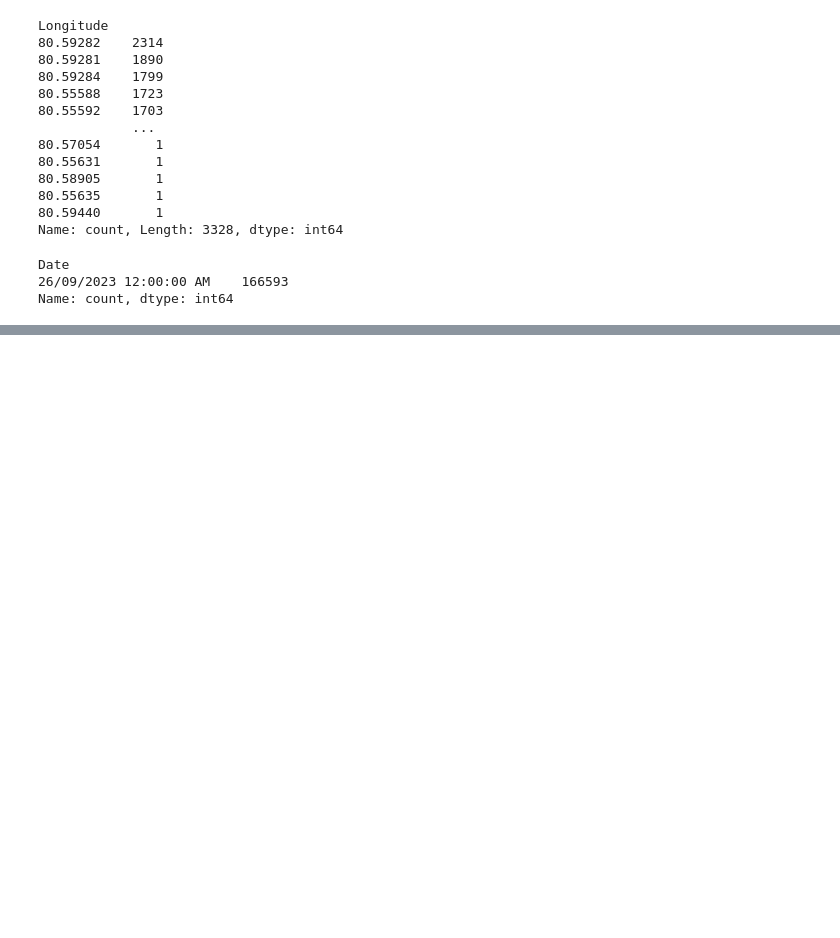
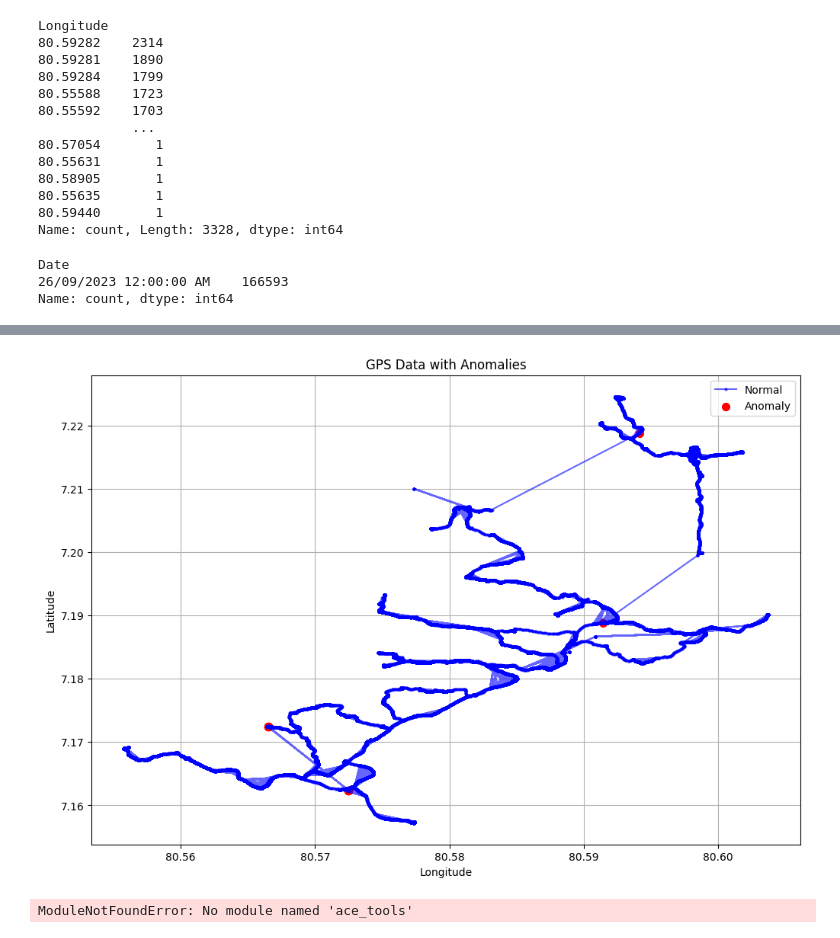
Before and after one commit to pshemach/GPS_Info, a Jupyter notebook: research/EDA_GPS_Data.ipynb, the cells around one changed output, grey strips where cells are left out. Drawn from its saved outputs; the diff is of its cells as text; code cells hidden in the pictures; blank space fills up the shorter version.

```diff
--- a/research/EDA_GPS_Data.ipynb
+++ b/research/EDA_GPS_Data.ipynb
@@ -78,0 +122,42 @@ Name: count, dtype: int64
+# %%
+gps_data = pd.read_csv('../data/gps.csv')
+# %%
+# Function to calculate Haversine distance
+def haversine(lon1, lat1, lon2, lat2):
+    R = 6371.0  # Radius of the Earth in km
+    lon1, lat1, lon2, lat2 = map(np.radians, [lon1, lat1, lon2, lat2])
+    dlon = lon2 - lon1
+    dlat = lat2 - lat1
+    a = np.sin(dlat / 2)**2 + np.cos(lat1) * np.cos(lat2) * np.sin(dlon / 2)**2
+    c = 2 * np.arctan2(np.sqrt(a), np.sqrt(1 - a))
+    distance = R * c
+    return distance
+
+# Calculate distances between consecutive points
+gps_data['Next_Longitude'] = gps_data['Longitude'].shift(-1)
+gps_data['Next_Latitude'] = gps_data['Latitude'].shift(-1)
+gps_data['Distance_km'] = gps_data.apply(lambda row: haversine(row['Longitude'], row['Latitude'], row['Next_Longitude'], row['Next_Latitude']), axis=1)
+
+# Identify anomalies (e.g., distance > 1 km in a short time interval)
+distance_threshold = 1.0  # 1 km
+gps_data['Anomaly'] = gps_data['Distance_km'] > distance_threshold
+
+# Plot the anomalies
+plt.figure(figsize=(12, 8))
+plt.plot(gps_data['Longitude'], gps_data['Latitude'], marker='o', markersize=2, linestyle='-', color='b', alpha=0.6, label='Normal')
+plt.scatter(gps_data[gps_data['Anomaly']]['Longitude'], gps_data[gps_data['Anomaly']]['Latitude'], color='r', s=50, label='Anomaly')
+plt.xlabel('Longitude')
+plt.ylabel('Latitude')
+plt.title('GPS Data with Anomalies')
+plt.legend()
+plt.grid(True)
+plt.show()
+
+# Display the anomalies in a table
+anomalies = gps_data[gps_data['Anomaly']]
+import ace_tools as tools; tools.display_dataframe_to_user(name="GPS Data Anomalies", dataframe=anomalies)
+
+anomalies.head()
+# %% [output]
+[figure, added]
+ModuleNotFoundError: No module named 'ace_tools'
```
Also changed, not shown: parts of 7 cells of this notebook.
